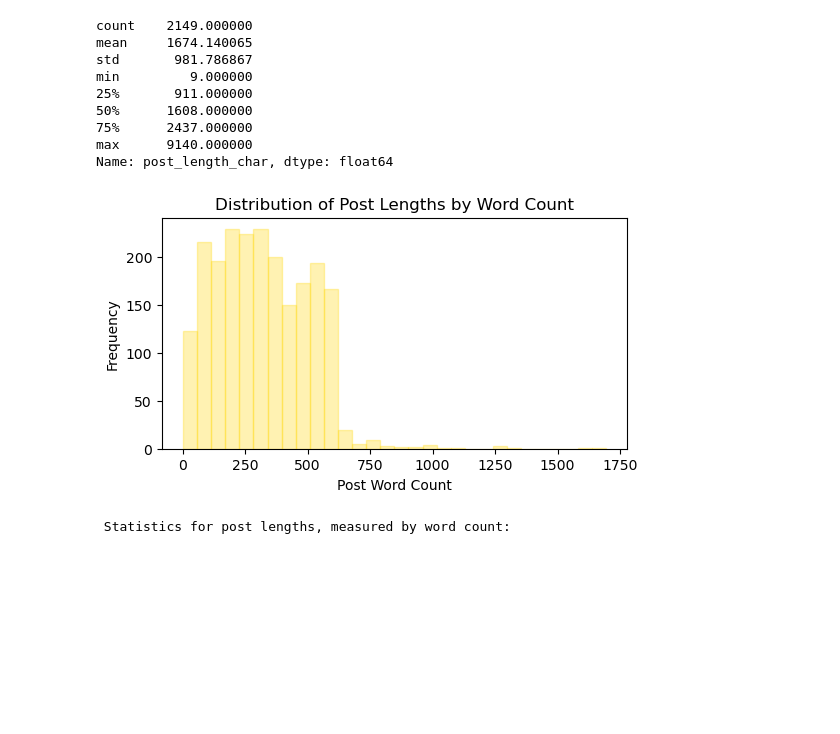
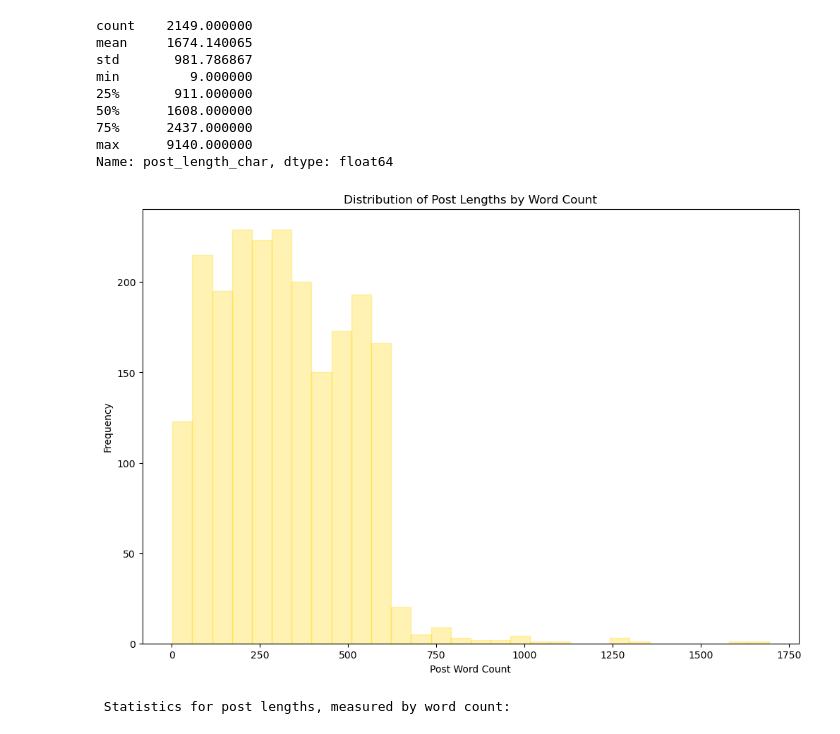
Before and after one commit to MartaFuentesF/NLP_classification_reddit_posts, a Jupyter notebook: 02_Cleaning_and_EDA.ipynb, the cells around one changed output. Drawn from its saved outputs; the diff is of its cells as text; code cells hidden in the pictures; blank space fills up the shorter version.

```diff
--- a/02_Cleaning_and_EDA.ipynb
+++ b/02_Cleaning_and_EDA.ipynb
@@ -232,17 +232,17 @@ max      9140.000000
 Name: post_length_char, dtype: float64
 # %%
 # Histogram for word count
-plt.figure(figsize = (6, 3));
+plt.figure(figsize = (12, 8));
 
 plt.hist(posts['post_word_count'], bins = 30, edgecolor = 'gold', color = 'gold', alpha = 0.3);
 plt.xlabel('Post Word Count');
 plt.ylabel('Frequency');
 plt.title('Distribution of Post Lengths by Word Count');
 
 # Saving Figure to Images folder
 plt.savefig('./Images/bar_post_len_by_words')
 # %% [output]
-[figure, old version]
+[figure, new version]
 # %%
 print('\033[1m Statistics for post lengths, measured by word count:\033[1m')
 posts['post_word_count'].describe()
```
Also changed, not shown: parts of 3 cells of this notebook, 6 other files.
